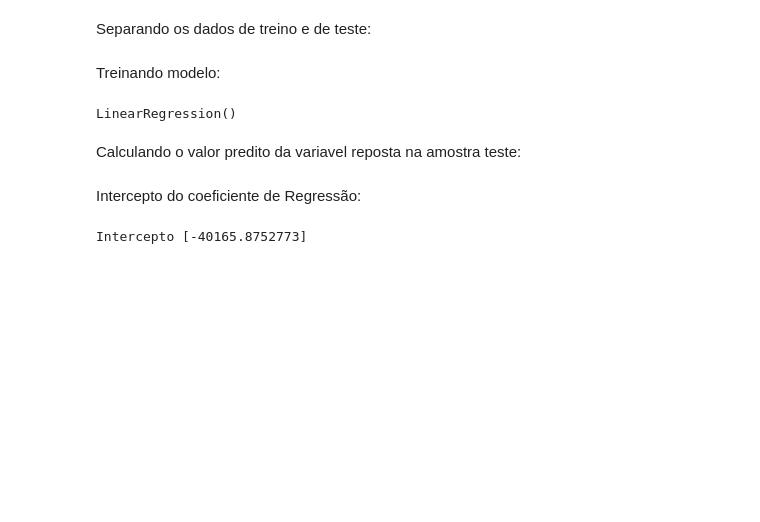
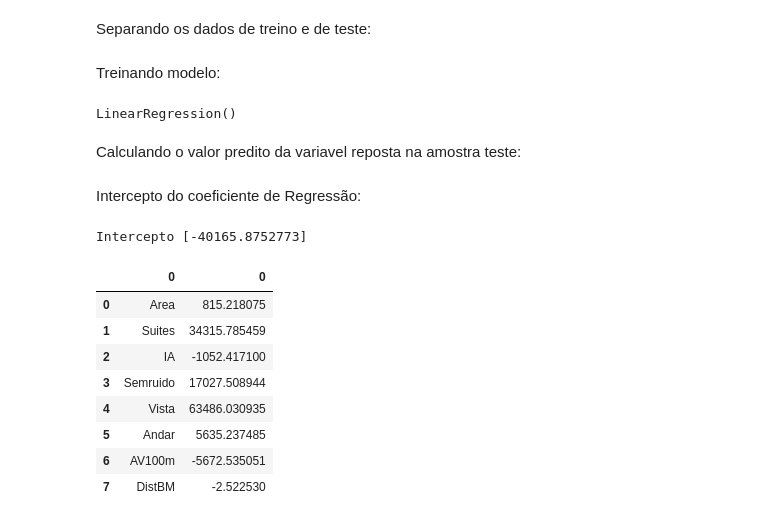
Before and after one commit to mvsampaio98/Data_Science, a Jupyter notebook: Estudos/FIAP/Fase2/4_Avaliando_modelos_regressao.ipynb, the cells around one changed output. Cells and saved outputs as stored; diff of their text form; code cells hidden in the pictures; blank space fills up the shorter version.

```diff
--- a/Estudos/FIAP/Fase2/4_Avaliando_modelos_regressao.ipynb
+++ b/Estudos/FIAP/Fase2/4_Avaliando_modelos_regressao.ipynb
@@ -201,3 +201,16 @@ Intercepto do coeficiente de Regressão:
 print('Intercepto', lr.intercept_)
 # %% [output]
 Intercepto [-40165.8752773]
+# %%
+coefficients = pd.concat([pd.DataFrame(x.columns),pd.DataFrame(np.transpose(lr.coef_))], axis = 1)
+coefficients
+# %% [output]
+|  | 0 | 0 |
+| 0 | Area | 815.218075 |
+| 1 | Suites | 34315.785459 |
+| 2 | IA | -1052.417100 |
+| 3 | Semruido | 17027.508944 |
+| 4 | Vista | 63486.030935 |
+| 5 | Andar | 5635.237485 |
+| 6 | AV100m | -5672.535051 |
+| 7 | DistBM | -2.522530 |
```
Also changed, not shown: parts of 17 cells of this notebook, 1 other file.
